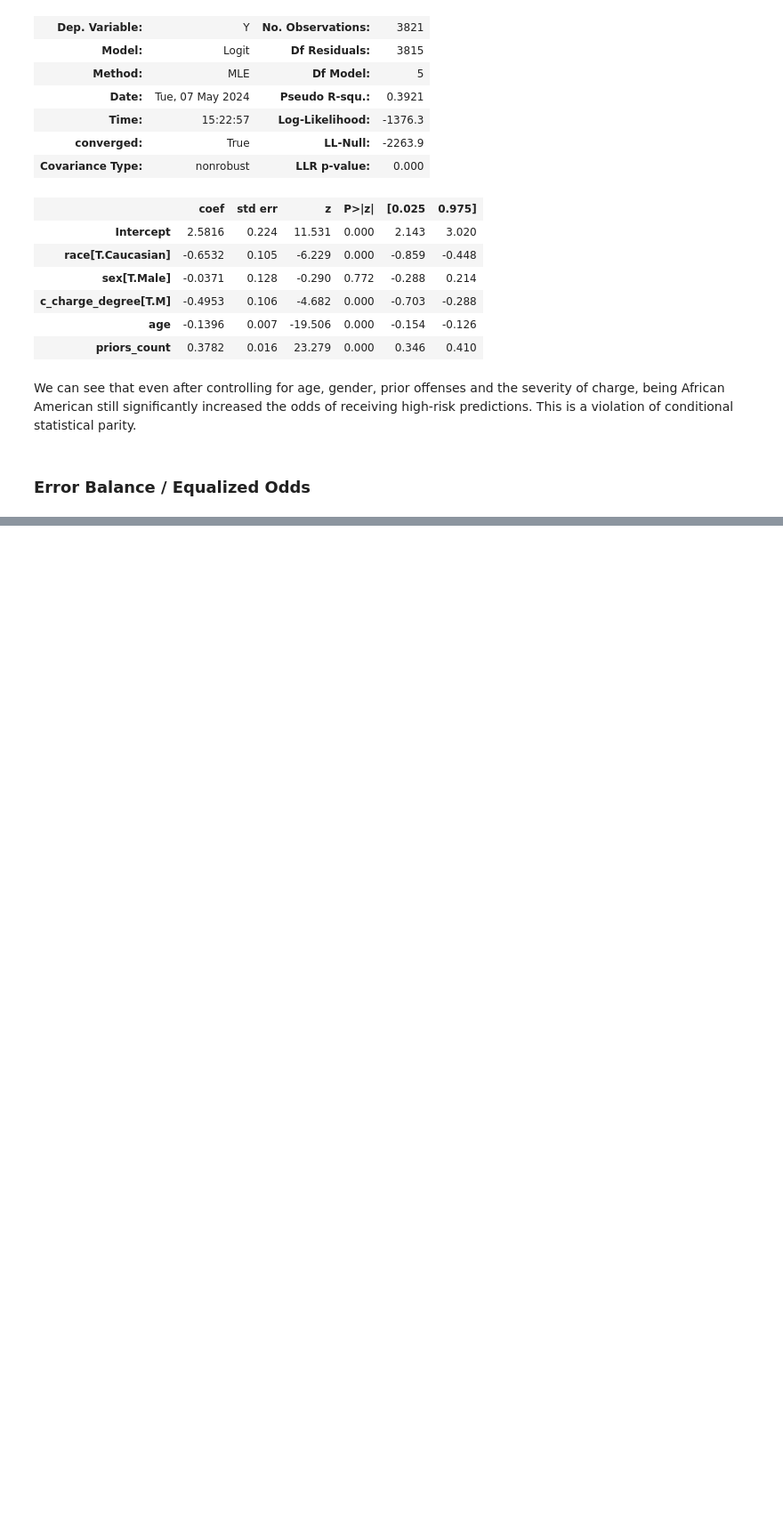
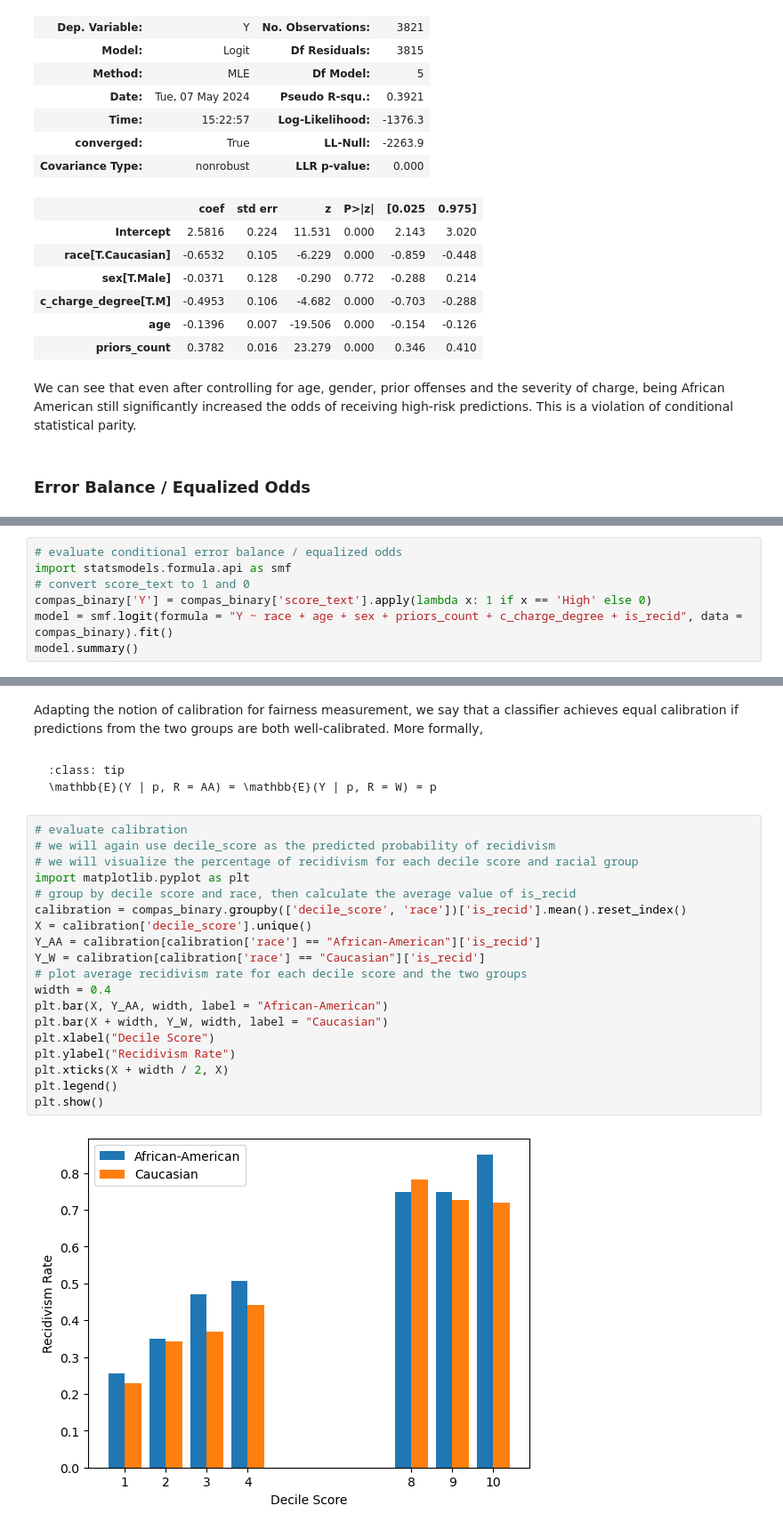
Before and after one commit to mochenyang/Responsible-AI, a Jupyter notebook: book/content/1-2-measure.ipynb, the cells around one changed output, grey strips where cells are left out. Shown: that part at 89% size. Cells and saved outputs as stored; diff of their text form; blank space fills up the shorter version.

Commit message:
update fairness measures

````diff
--- a/book/content/1-2-measure.ipynb
+++ b/book/content/1-2-measure.ipynb
@@ -123,0 +165,7 @@ We can see that even after controlling for age, gender, prior offenses and the s
+# %%
+# evaluate conditional error balance / equalized odds
+import statsmodels.formula.api as smf
+# convert score_text to 1 and 0
+compas_binary['Y'] = compas_binary['score_text'].apply(lambda x: 1 if x == 'High' else 0)
+model = smf.logit(formula = "Y ~ race + age + sex + priors_count + c_charge_degree + is_recid", data = compas_binary).fit()
+model.summary()
@@ -123,0 +227,28 @@ We can see that even after controlling for age, gender, prior offenses and the s
+# %% [markdown]
+Adapting the notion of calibration for fairness measurement, we say that a classifier achieves equal calibration if predictions from the two groups are both well-calibrated. More formally,
+# %% [markdown]
+```{admonition} Definition: Equal Calibration
+:class: tip
+\mathbb{E}(Y | p, R = AA) = \mathbb{E}(Y | p, R = W) = p
+```
+# %%
+# evaluate calibration
+# we will again use decile_score as the predicted probability of recidivism
+# we will visualize the percentage of recidivism for each decile score and racial group
+import matplotlib.pyplot as plt
+# group by decile score and race, then calculate the average value of is_recid
+calibration = compas_binary.groupby(['decile_score', 'race'])['is_recid'].mean().reset_index()
+X = calibration['decile_score'].unique()
+Y_AA = calibration[calibration['race'] == "African-American"]['is_recid']
+Y_W = calibration[calibration['race'] == "Caucasian"]['is_recid']
+# plot average recidivism rate for each decile score and the two groups
+width = 0.4
+plt.bar(X, Y_AA, width, label = "African-American")
+plt.bar(X + width, Y_W, width, label = "Caucasian")
+plt.xlabel("Decile Score")
+plt.ylabel("Recidivism Rate")
+plt.xticks(X + width / 2, X)
+plt.legend()
+plt.show()
+# %% [output]
+[figure, added]
````
Also changed, not shown: parts of 18 cells of this notebook, 2 other files.
